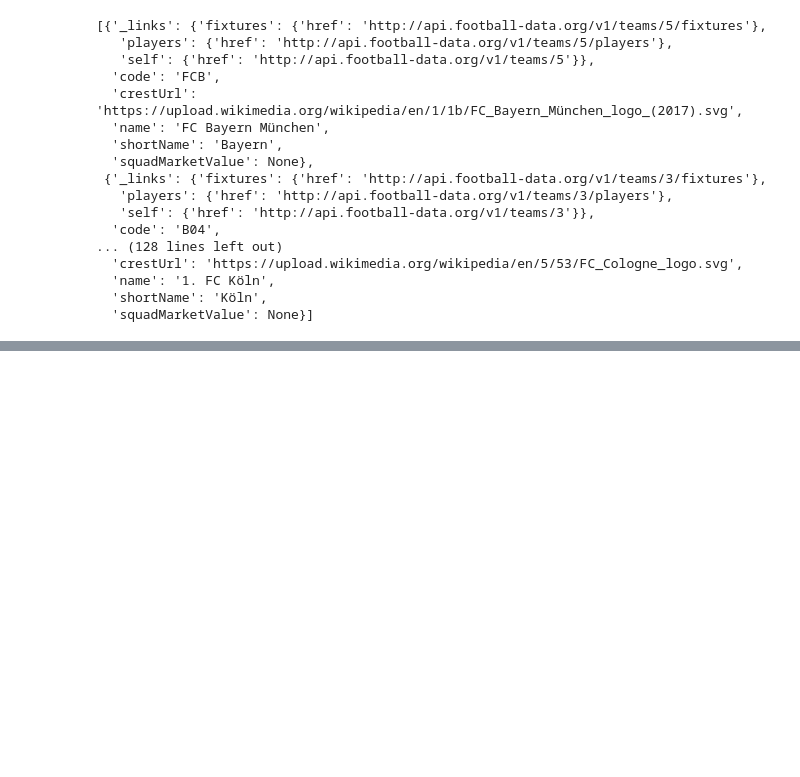
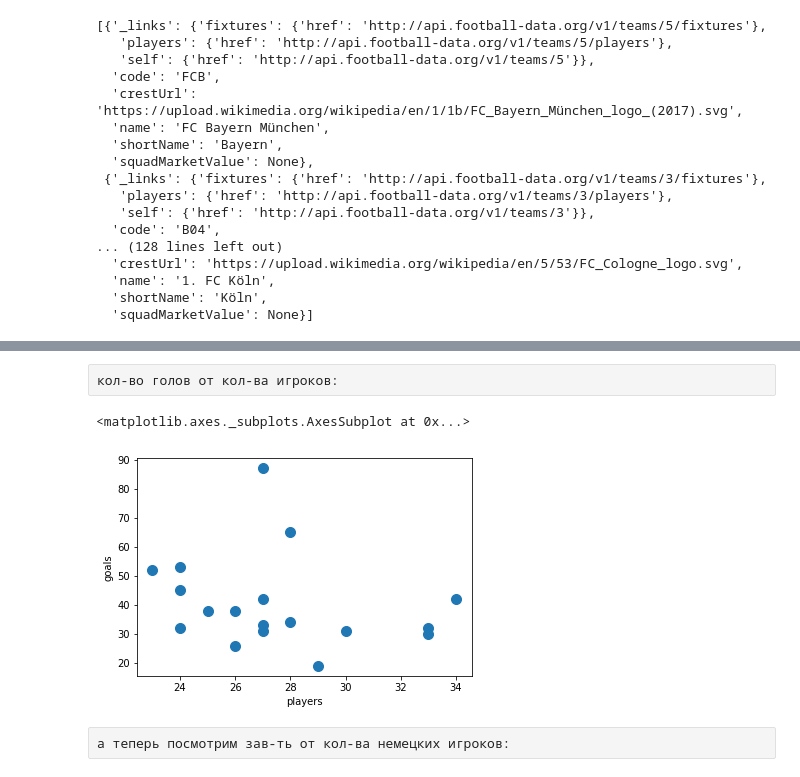
Before and after one commit to Taras52/MyProjects, a Jupyter notebook: Football_team/Football_team.ipynb, the cells around one changed output, grey strips where cells are left out. Saved outputs shown, nothing was run; the diff lists cells and outputs as text; code cells hidden in the pictures; blank space fills up the shorter version.

```diff
--- a/Football_team/Football_team.ipynb
+++ b/Football_team/Football_team.ipynb
@@ -14,7 +14,7 @@ from scipy.cluster.vq import whiten, kmeans2
 
 %matplotlib inline
 # %%
-def football_api(uri, result_key):
+def call_api(uri, result_key):
     json = {}
     try:
         json = requests.get(uri, headers = { 'X-Auth-Token': 'a4edd69781fc42749b4b3f5154d70b1d' }).json()
@@ -47,7 +47,7 @@ leagues[8]
 # %% [raw]
 Команды лиги:
 # %%
-teams = football_api('http://api.football-data.org/v1/soccerseasons/452/teams', 'teams')
+teams = call_api('http://api.football-data.org/v1/soccerseasons/452/teams', 'teams')
 teams
 # %% [output]
 [{'_links': {'fixtures': {'href': 'http://api.football-data.org/v1/teams/5/fixtures'},
@@ -69,0 +127,10 @@ teams
+# %%
+team_for_pd = []
+for team in teams:
+    if team['players']:
+        team_for_pd.append({'name': team['name'],
+                            'players': len(team['players']), 'german_players': team['german_players'],
+                            'goals': team['goals'],
+                            'matches': team['matches'],
+                            'wins': team['wins'], 'losses': team['losses'], 'draws': team['draws']})
+team_for_pd
@@ -69,0 +155,3 @@ teams
+# %%
+teams_pd = pd.DataFrame(team_for_pd)
+teams_pd
@@ -69,0 +176,9 @@ teams
+# %% [raw]
+кол-во голов от кол-ва игроков:
+# %%
+teams_pd.plot.scatter(x='players', y='goals', s=100)
+# %% [output]
+<matplotlib.axes._subplots.AxesSubplot at 0x...>
+[figure, added]
+# %% [raw]
+а теперь посмотрим зав-ть от кол-ва немецких игроков:
```
Also changed, not shown: parts of 24 cells of this notebook.
